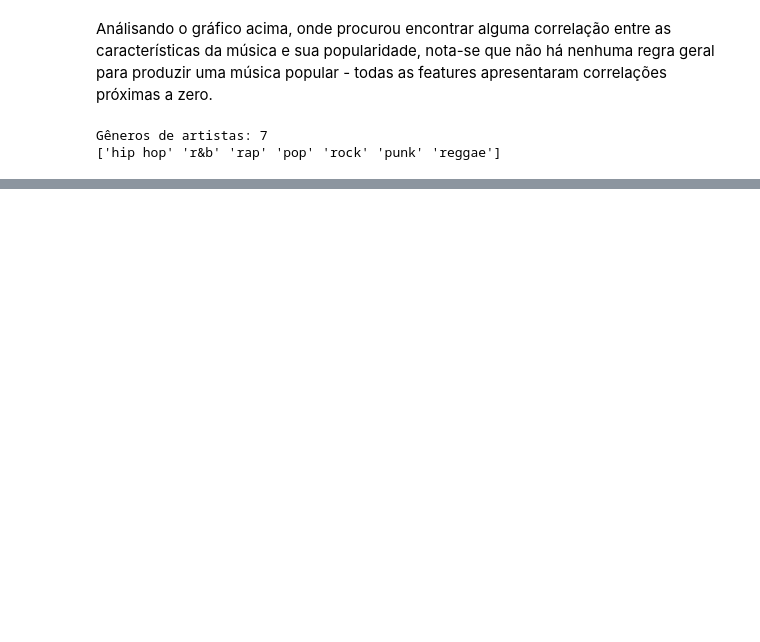
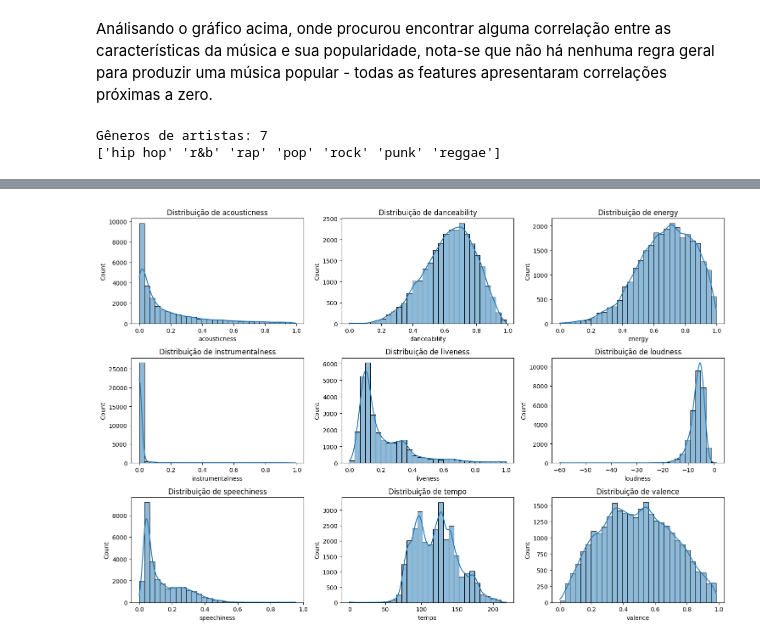
Before and after one commit to Ciencia-de-Dados-IMT-2023/Projeto-Spotify-2023.1, a Jupyter notebook: notebooks/02_EDA.ipynb, the cells around one changed output, grey strips where cells are left out. Cells and saved outputs as stored; diff of their text form; code cells hidden in the pictures; blank space fills up the shorter version.

```diff
--- a/notebooks/02_EDA.ipynb
+++ b/notebooks/02_EDA.ipynb
@@ -251,0 +297,29 @@ for genero in generos_artistas:
+# %%
+features = ['acousticness', 'danceability', 'energy', 'instrumentalness', 'liveness', 'loudness', 'speechiness', 'tempo', 'valence']
+
+# Criação da grid de subplots
+fig, axes = plt.subplots(3, 3, figsize=(15, 10))
+
+for i, feature in enumerate(features):
+
+    # Determinar o índice da subplot atual
+    row_idx = i // 3
+    col_idx = i % 3
+
+    sns.histplot(
+        df_musicas[feature],
+        kde=True,
+        ax=axes[row_idx, col_idx],
+        bins=30
+        )
+
+    axes[row_idx, col_idx].set_title(f'Distribuição de {feature}')
+
+
+# Ajuste do espaçamento entre as subplots
+plt.tight_layout()
+
+# Exibição do gráfico
+plt.show()
+# %% [output]
+[figure, added]
```
Also changed, not shown: parts of 30 cells of this notebook, 2 other files.
